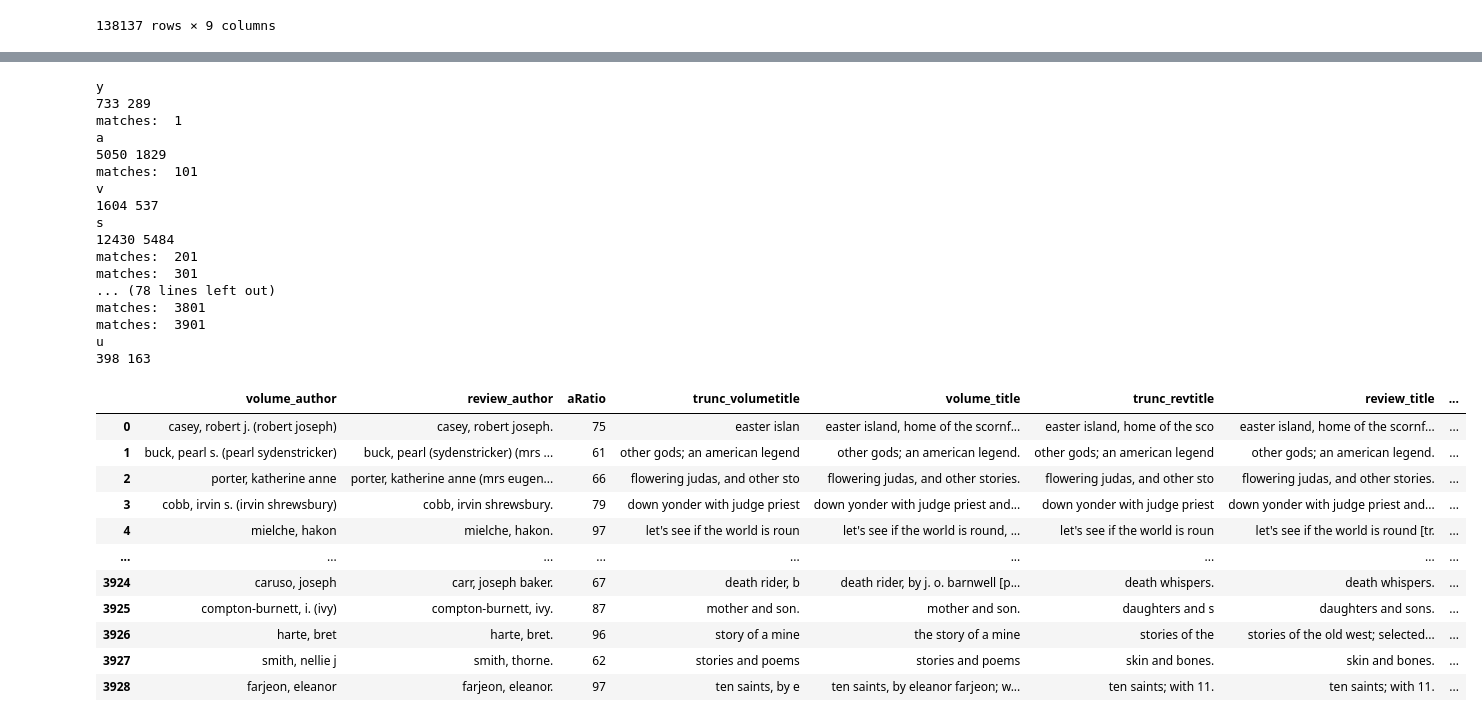
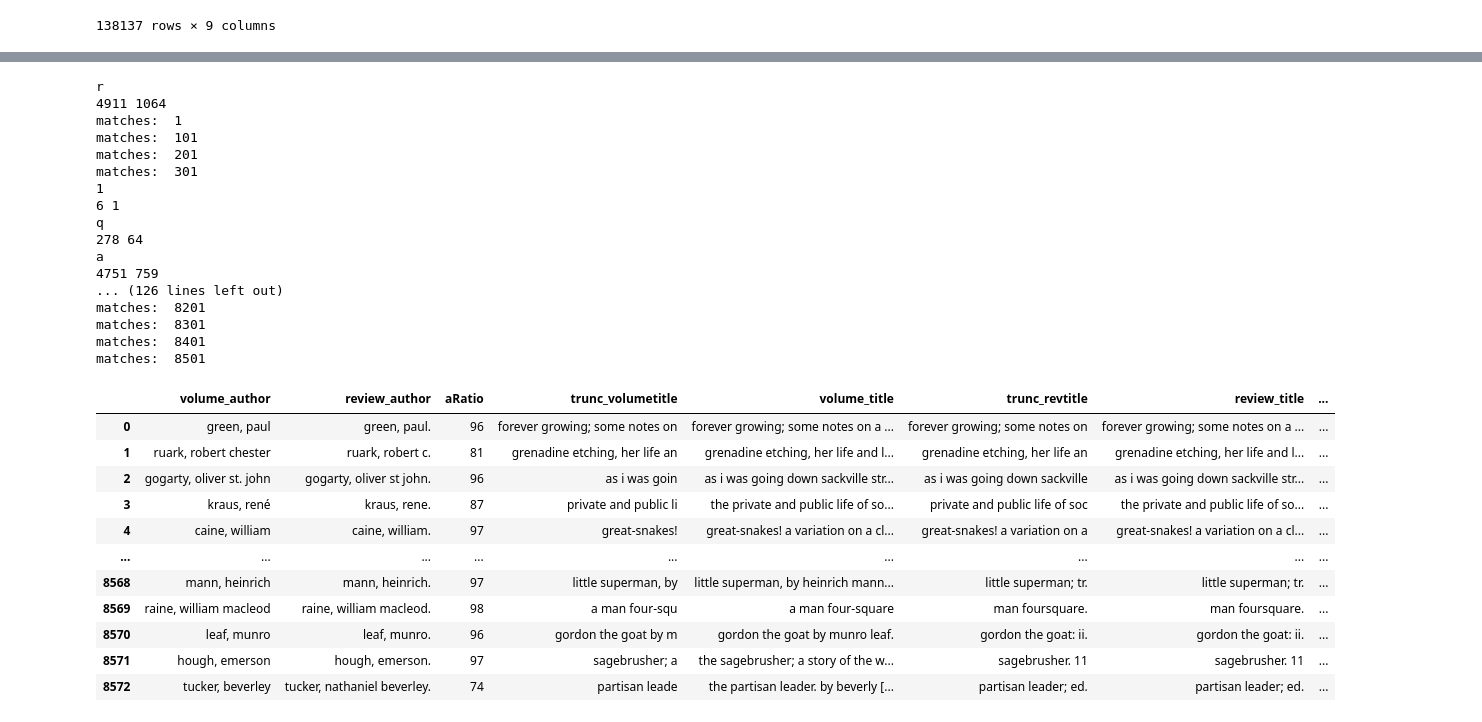
Before and after one commit to tedunderwood/avant, a Jupyter notebook: Fuzzy matching/Fuzzy_Matching_Final.ipynb, the cells around one changed output, grey strips where cells are left out. Cells and saved outputs as stored; diff of their text form; code cells hidden in the pictures.

Commit message:
Fuzzy matching final

```diff
--- a/Fuzzy matching/Fuzzy_Matching_Final.ipynb
+++ b/Fuzzy matching/Fuzzy_Matching_Final.ipynb
@@ -1,7 +1,7 @@
 # %%
 import pandas as pd
-pd.set_option('display.max_columns', None)
-pd.set_option('display.max_rows', 200)
+#pd.set_option('display.max_columns', None)
+#pd.set_option('display.max_rows', 200)
 # %%
 titlemeta = pd.read_csv("D:/DH collaborative/Avant garde/titlemeta.tsv", sep="\t", low_memory=False)
 titlemeta
@@ -42,7 +42,7 @@ titlemeta_clean
 | 138136 | mdp.39015092163339 | Qing guo nu li fu ren Zhongguo fu... | Davis, John A | 1880.0 | NaN | Social life and customs | d.1897. | NaN | v.4 |
 138137 rows × 9 columns
 # %%
-volume_title_author_year = titlemeta_clean[['title', 'author', 'latestcomp', 'docid']]
+volume_title_author_year = titlemeta_clean[['title', 'author', 'latestcomp', 'docid']].drop_duplicates(['title', 'author']).reset_index(drop=True)
 volume_title_author_year = volume_title_author_year.rename(columns = {'title': 'title', 'author': 'author', 'latestcomp': 'year', 'docid' : 'docid'})
 volume_title_author_year['title'] = volume_title_author_year['title'].str.lower()
 volume_title_author_year['author'] = volume_title_author_year['author'].str.lower()
@@ -64,13 +64,20 @@ volume_title_author_year
 # %%
-revs = list(range(10))
-for i in range(9):
-    link = "D:/DH collaborative/Avant garde/1930srevs/nonconsumptive" + str(i +27) + "_193" + str(i + 1) + ".tsv"
+revs = list(range(35))
+for i in range(15):
+    link = "D:/DH collaborative/Avant garde/avant-main/1916-30revs/fiction" + str(i + 12) + "_19" + str(i + 16) + ".tsv"
     revs[i] = pd.read_csv(link, sep="\t", low_memory=False)
-    revs[i]['year'] = 1931 + i
+    revs[i]['year'] = 1916 + i
     revs[i]['rownum'] = [x for x in range(len(revs[i]))]
-revs[9] = pd.read_csv("D:/DH collaborative/Avant garde/1930srevs/nonconsumptive36_1940.tsv", sep="\t", low_memory=False)
-revs[9]['year'] = 1940
-revs[9]['rownum'] = [x for x in range(len(revs[9]))]
+for i in range(15, 25):
+    link = "D:/DH collaborative/Avant garde/avant-main/1930srevs/nonconsumptive" + str(i + 12) + "_19" + str(i + 16) + ".tsv"
+    revs[i] = pd.read_csv(link, sep="\t", low_memory=False)
+    revs[i]['year'] = 1916 + i
+    revs[i]['rownum'] = [x for x in range(len(revs[i]))]
+for i in range(25, 35):
+    link = "D:/DH collaborative/Avant garde/avant-main/1940srevs/nonconsumptive" + str(i + 12) + "_19" + str(i + 16) + ".tsv"
+    revs[i] = pd.read_csv(link, sep="\t", low_memory=False)
+    revs[i]['year'] = 1916 + i
+    revs[i]['rownum'] = [x for x in range(len(revs[i]))]
 review_meta = pd.concat(revs, axis=0).reset_index(drop=True)
 review_meta
 # %% [output]
@@ -90,8 +97,9 @@ review_meta
 # %%
-review_title_author_year = review_meta[['booktitle', 'bookauthor', 'year', 'rownum']].reset_index(drop=True)
+review_title_author_year = review_meta[['booktitle', 'bookauthor', 'year', 'rownum']].drop_duplicates(['booktitle', 'bookauthor']).reset_index(drop=True)
 review_title_author_year.columns = ['title', 'author', 'year', 'rownum']
 review_title_author_year['title'] = review_title_author_year['title'].str.lower()
 review_title_author_year['author'] = review_title_author_year['author'].str.lower()
-review_title_author_year
+review_title_author_year['title'] = review_title_author_year['title'].str.replace('- ', '')
+review_title_author_year.head()
 # %% [output]
 |  | title | author | year | rownum |
@@ -244,34 +285,34 @@ def fuzzywuzzy_matching(data1, data2, truncate, auththreshold, titlethreshold):
 # %%
-fuzzywuzzy_clean = fuzzywuzzy_matching(volume_title_author_year, review_title_author_year, 30, 60, 60)
+fuzzywuzzy_clean = fuzzywuzzy_matching(volume_title_author_year, review_title_author_year, 30, 70, 80)
 fuzzywuzzy_clean = fuzzywuzzy_clean.sort_values(by=['tRatio'], ascending=False).reset_index(drop=True)
 fuzzywuzzy_clean
 # %% [output]
-y
-733 289
+r
+4911 1064
 matches:  1
-a
-5050 1829
 matches:  101
-v
-1604 537
-s
-12430 5484
 matches:  201
 matches:  301
-... (78 lines left out)
-matches:  3801
-matches:  3901
-u
-398 163
+1
+6 1
+q
+278 64
+a
+4751 759
+... (126 lines left out)
+matches:  8201
+matches:  8301
+matches:  8401
+matches:  8501
 |  | volume_author | review_author | aRatio | trunc_volumetitle | volume_title | trunc_revtitle | review_title | ... |
-| 0 | casey, robert j. (robert joseph) | casey, robert joseph. | 75 | easter islan | easter island, home of the scornf... | easter island, home of the sco | easter island, home of the scornf... | ... |
-| 1 | buck, pearl s. (pearl sydenstricker) | buck, pearl (sydenstricker) (mrs ... | 61 | other gods; an american legend | other gods; an american legend. | other gods; an american legend | other gods; an american legend. | ... |
-| 2 | porter, katherine anne | porter, katherine anne (mrs eugen... | 66 | flowering judas, and other sto | flowering judas, and other stories. | flowering judas, and other sto | flowering judas, and other stories. | ... |
-| 3 | cobb, irvin s. (irvin shrewsbury) | cobb, irvin shrewsbury. | 79 | down yonder with judge priest | down yonder with judge priest and... | down yonder with judge priest | down yonder with judge priest and... | ... |
-| 4 | mielche, hakon | mielche, hakon. | 97 | let's see if the world is roun | let's see if the world is round, ... | let's see if the world is roun | let's see if the world is round [tr. | ... |
+| 0 | green, paul | green, paul. | 96 | forever growing; some notes on | forever growing; some notes on a ... | forever growing; some notes on | forever growing; some notes on a ... | ... |
+| 1 | ruark, robert chester | ruark, robert c. | 81 | grenadine etching, her life an | grenadine etching, her life and l... | grenadine etching, her life an | grenadine etching, her life and l... | ... |
+| 2 | gogarty, oliver st. john | gogarty, oliver st john. | 96 | as i was goin | as i was going down sackville str... | as i was going down sackville | as i was going down sackville str... | ... |
+| 3 | kraus, rené | kraus, rene. | 87 | private and public li | the private and public life of so... | private and public life of soc | the private and public life of so... | ... |
+| 4 | caine, william | caine, william. | 97 | great-snakes! | great-snakes! a variation on a cl... | great-snakes! a variation on a | great-snakes! a variation on a cl... | ... |
 | ... | ... | ... | ... | ... | ... | ... | ... | ... |
-| 3924 | caruso, joseph | carr, joseph baker. | 67 | death rider, b | death rider, by j. o. barnwell [p... | death whispers. | death whispers. | ... |
-| 3925 | compton-burnett, i. (ivy) | compton-burnett, ivy. | 87 | mother and son. | mother and son. | daughters and s | daughters and sons. | ... |
-| 3926 | harte, bret | harte, bret. | 96 | story of a mine | the story of a mine | stories of the | stories of the old west; selected... | ... |
-| 3927 | smith, nellie j | smith, thorne. | 62 | stories and poems | stories and poems | skin and bones. | skin and bones. | ... |
-| 3928 | farjeon, eleanor | farjeon, eleanor. | 97 | ten saints, by e | ten saints, by eleanor farjeon; w... | ten saints; with 11. | ten saints; with 11. | ... |
+| 8568 | mann, heinrich | mann, heinrich. | 97 | little superman, by | little superman, by heinrich mann... | little superman; tr. | little superman; tr. | ... |
+| 8569 | raine, william macleod | raine, william macleod. | 98 | a man four-squ | a man four-square | man foursquare. | man foursquare. | ... |
+| 8570 | leaf, munro | leaf, munro. | 96 | gordon the goat by m | gordon the goat by munro leaf. | gordon the goat: ii. | gordon the goat: ii. | ... |
+| 8571 | hough, emerson | hough, emerson. | 97 | sagebrusher; a | the sagebrusher; a story of the w... | sagebrusher. 11 | sagebrusher. 11 | ... |
+| 8572 | tucker, beverley | tucker, nathaniel beverley. | 74 | partisan leade | the partisan leader. by beverly [... | partisan leader; ed. | partisan leader; ed. | ... |
```
Also changed, not shown: parts of 12 cells of this notebook, 1 other file.
